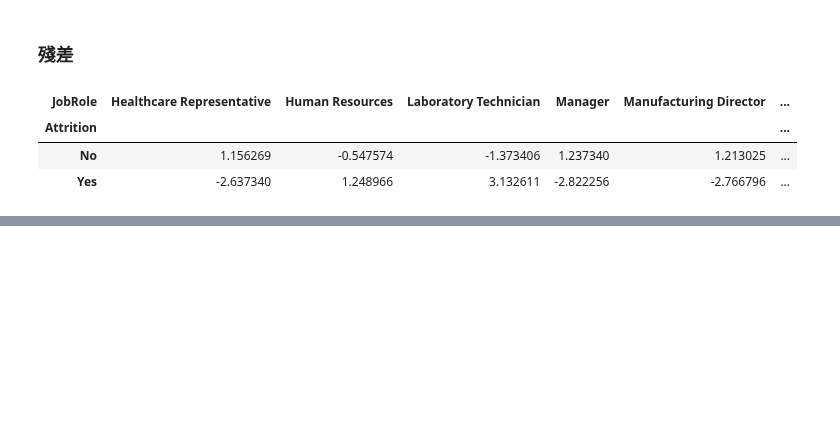
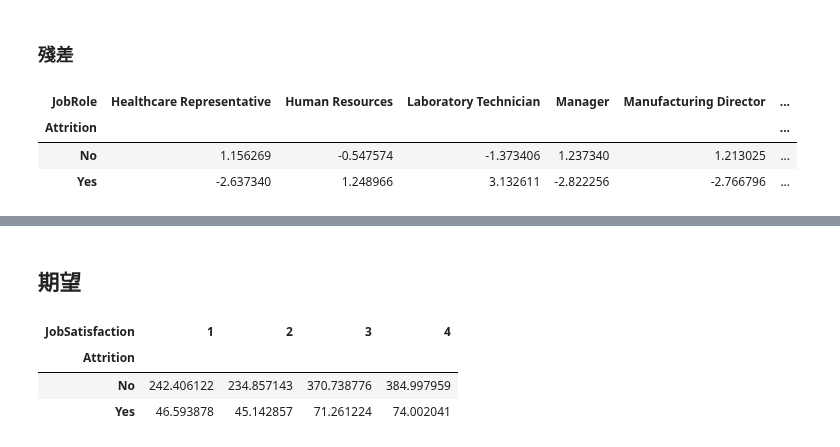
Before and after one commit to whats2000/coding-stuff-I-make-from-learning, a Jupyter notebook: Pythons/statistic/Employee Attrition/project.ipynb, the cells around one changed output, grey strips where cells are left out. Saved outputs shown, nothing was run; the diff lists cells and outputs as text; code cells hidden in the pictures; blank space fills up the shorter version.

```diff
--- a/Pythons/statistic/Employee Attrition/project.ipynb
+++ b/Pythons/statistic/Employee Attrition/project.ipynb
@@ -512,0 +553,10 @@ role_expected
+# %% [markdown]
+## 期望
+# %%
+satisfaction_expected = pd.DataFrame(expected, columns=satisfaction.columns, index=satisfaction.index)
+satisfaction_expected
+# %% [output]
+| JobSatisfaction | 1 | 2 | 3 | 4 |
+| Attrition |  |  |  |  |
+| No | 242.406122 | 234.857143 | 370.738776 | 384.997959 |
+| Yes | 46.593878 | 45.142857 | 71.261224 | 74.002041 |
```
Also changed, not shown: parts of 7 cells of this notebook.
